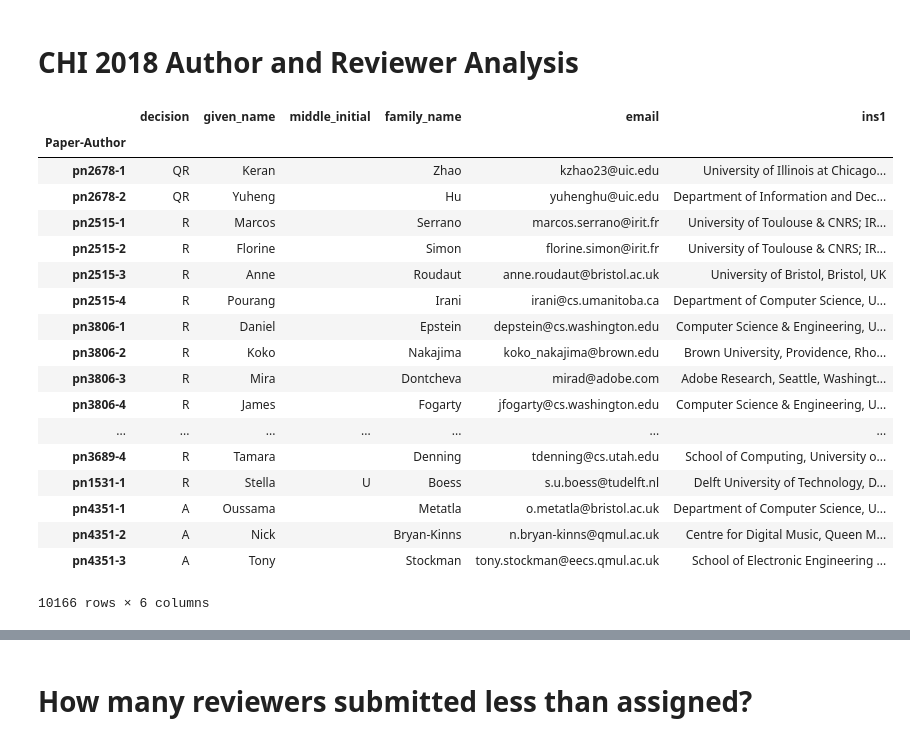
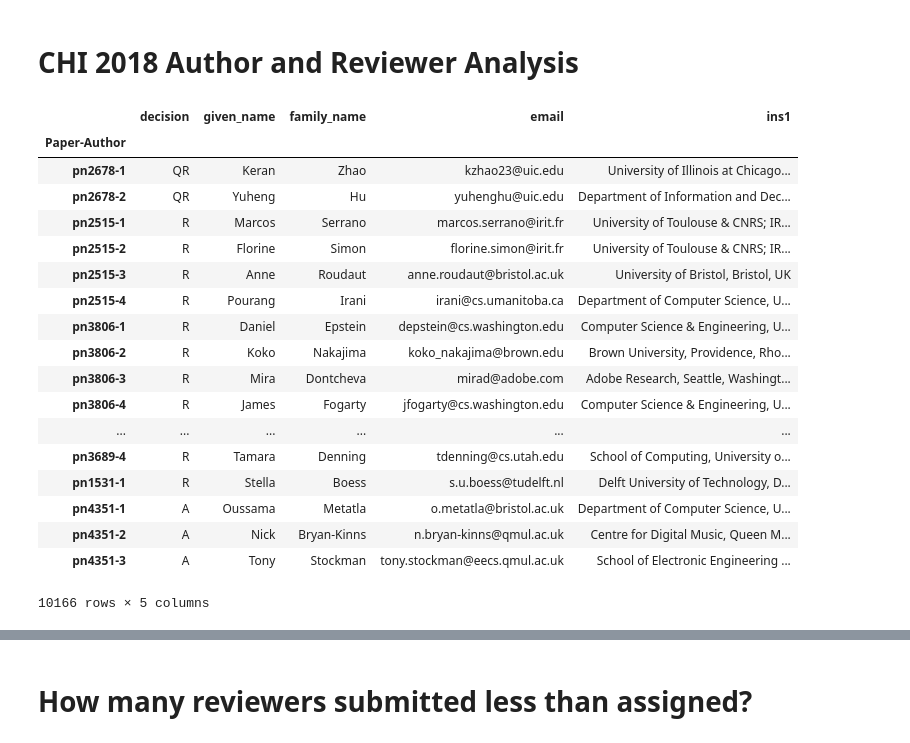
Before and after one commit to brianehenyo/chi2018-analysis, a Jupyter notebook: notebooks/CHI 2018 Authors & Reviews.ipynb, the cells around one changed output, grey strips where cells are left out. Saved outputs shown, nothing was run; the diff lists cells and outputs as text; code cells hidden in the pictures.

Commit message:
Cleaned datasets; Analyzed connection bbetween submissions and reviews.

```diff
--- a/notebooks/CHI 2018 Authors & Reviews.ipynb
+++ b/notebooks/CHI 2018 Authors & Reviews.ipynb
@@ -3,31 +3,49 @@
 # %%
 import pandas as pd
 import numpy as np
 import matplotlib.pyplot as plt
 
 authors = pd.read_csv("../data/listOfAuthors-papers.csv", encoding='latin1', quotechar="\"", index_col='Paper-Author')
+
+#Remove unnecessary fields
 del authors['ins2']
-authors['email'] = authors.email.astype(str).str.lower()
+del authors['middle_initial']
+
+#Clean dataset
+authors.email = authors.email.astype(str)
+authors.email = authors.email.str.lower()
+
+#Encode to UTF-8
+authors.email = authors.email.str.strip()
+authors.given_name = authors.given_name.str.strip()
+authors.family_name = authors.family_name.str.strip()
+authors.ins1 = authors.ins1.str.strip()
+
+# authors.email = authors.email.str.decode('utf8').replace(' ', '')
+# authors.given_name = authors.given_name.str.decode('utf8').replace(' ', '')
+# authors.family_name = authors.family_name.str.decode('utf8').replace(' ', '')
+# authors.ins1 = authors.ins1.str.decode('utf8').replace(' ', '')
+
 authors
 # %% [output]
-|  | decision | given_name | middle_initial | family_name | email | ins1 |
-| Paper-Author |  |  |  |  |  |  |
-| pn2678-1 | QR | Keran |  | Zhao | kzhao23@uic.edu | University of Illinois at Chicago... |
-| pn2678-2 | QR | Yuheng |  | Hu | yuhenghu@uic.edu | Department of Information and Dec... |
-| pn2515-1 | R | Marcos |  | Serrano | marcos.serrano@irit.fr | University of Toulouse & CNRS; IR... |
-| pn2515-2 | R | Florine |  | Simon | florine.simon@irit.fr | University of Toulouse & CNRS; IR... |
-| pn2515-3 | R | Anne |  | Roudaut | anne.roudaut@bristol.ac.uk | University of Bristol, Bristol, UK |
-| pn2515-4 | R | Pourang |  | Irani | irani@cs.umanitoba.ca | Department of Computer Science, U... |
-| pn3806-1 | R | Daniel |  | Epstein | depstein@cs.washington.edu | Computer Science & Engineering, U... |
-| pn3806-2 | R | Koko |  | Nakajima | koko_nakajima@brown.edu | Brown University, Providence, Rho... |
-| pn3806-3 | R | Mira |  | Dontcheva | mirad@adobe.com | Adobe Research, Seattle, Washingt... |
-| pn3806-4 | R | James |  | Fogarty | jfogarty@cs.washington.edu | Computer Science & Engineering, U... |
-| ... | ... | ... | ... | ... | ... | ... |
-| pn3689-4 | R | Tamara |  | Denning | tdenning@cs.utah.edu | School of Computing, University o... |
-| pn1531-1 | R | Stella | U | Boess | s.u.boess@tudelft.nl | Delft University of Technology, D... |
-| pn4351-1 | A | Oussama |  | Metatla | o.metatla@bristol.ac.uk | Department of Computer Science, U... |
-| pn4351-2 | A | Nick |  | Bryan-Kinns | n.bryan-kinns@qmul.ac.uk | Centre for Digital Music, Queen M... |
-| pn4351-3 | A | Tony |  | Stockman | tony.stockman@eecs.qmul.ac.uk | School of Electronic Engineering ... |
+|  | decision | given_name | family_name | email | ins1 |
+| Paper-Author |  |  |  |  |  |
+| pn2678-1 | QR | Keran | Zhao | kzhao23@uic.edu | University of Illinois at Chicago... |
+| pn2678-2 | QR | Yuheng | Hu | yuhenghu@uic.edu | Department of Information and Dec... |
+| pn2515-1 | R | Marcos | Serrano | marcos.serrano@irit.fr | University of Toulouse & CNRS; IR... |
+| pn2515-2 | R | Florine | Simon | florine.simon@irit.fr | University of Toulouse & CNRS; IR... |
+| pn2515-3 | R | Anne | Roudaut | anne.roudaut@bristol.ac.uk | University of Bristol, Bristol, UK |
+| pn2515-4 | R | Pourang | Irani | irani@cs.umanitoba.ca | Department of Computer Science, U... |
+| pn3806-1 | R | Daniel | Epstein | depstein@cs.washington.edu | Computer Science & Engineering, U... |
+| pn3806-2 | R | Koko | Nakajima | koko_nakajima@brown.edu | Brown University, Providence, Rho... |
+| pn3806-3 | R | Mira | Dontcheva | mirad@adobe.com | Adobe Research, Seattle, Washingt... |
+| pn3806-4 | R | James | Fogarty | jfogarty@cs.washington.edu | Computer Science & Engineering, U... |
+| ... | ... | ... | ... | ... | ... |
+| pn3689-4 | R | Tamara | Denning | tdenning@cs.utah.edu | School of Computing, University o... |
+| pn1531-1 | R | Stella | Boess | s.u.boess@tudelft.nl | Delft University of Technology, D... |
+| pn4351-1 | A | Oussama | Metatla | o.metatla@bristol.ac.uk | Department of Computer Science, U... |
+| pn4351-2 | A | Nick | Bryan-Kinns | n.bryan-kinns@qmul.ac.uk | Centre for Digital Music, Queen M... |
+| pn4351-3 | A | Tony | Stockman | tony.stockman@eecs.qmul.ac.uk | School of Electronic Engineering ... |
-10166 rows × 6 columns
+10166 rows × 5 columns
 # %%
 reviewers = pd.read_csv("../data/listOfReviewers-papers.csv", encoding='latin1', header=0, index_col='ID')
```
Also changed, not shown: parts of 24 cells of this notebook.
